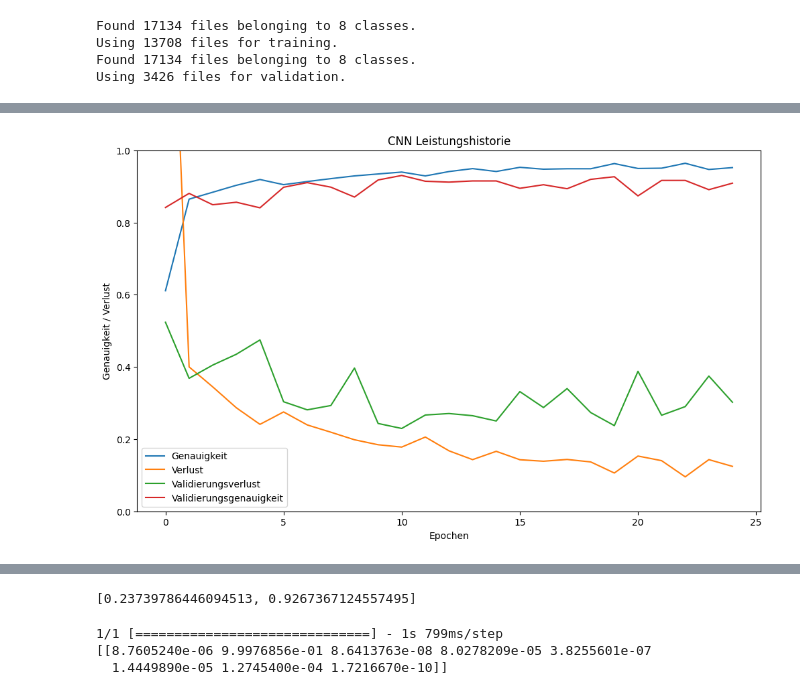
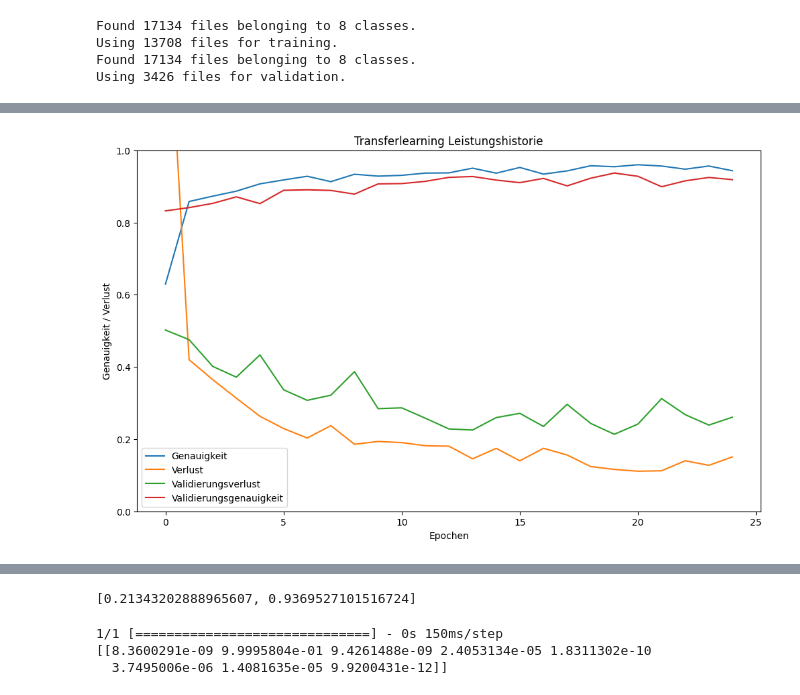
Before and after one commit to CyberStreak/projectDS2, a Jupyter notebook: TransferLearning_VGG16.ipynb, the cells around one changed output, grey strips where cells are left out. Cells and saved outputs as stored; diff of their text form; code cells hidden in the pictures.

Commit message:
TransferLearning  angepasst

```diff
--- a/TransferLearning_VGG16.ipynb
+++ b/TransferLearning_VGG16.ipynb
@@ -97,6 +97,6 @@ callbacks = keras.callbacks.EarlyStopping(patience=5, restore_best_weights=True,
 # Modell trainieren
 history1 = model.fit(train_ds.take(100), epochs=15, batch_size=50, validation_data=val_ds, callbacks=[callbacks])
 
-history2 = model.fit(train_ds.take(50), epochs=30, batch_size=50, validation_data=val_ds, callbacks=[callbacks])
+history2 = model.fit(train_ds.take(50), epochs=20, batch_size=50, validation_data=val_ds, callbacks=[callbacks])
 # %% [output]
 Epoch 1/15
@@ -119,26 +119,26 @@ Epoch 10/30
 # %%
 # Historien 1 & 2 kombinieren
 combined_history = {
     'accuracy': history1.history['accuracy'] + history2.history['accuracy'],
     'loss': history1.history['loss'] + history2.history['loss'],
     'val_accuracy': history1.history['val_accuracy'] + history2.history['val_accuracy'],
     'val_loss': history1.history['val_loss'] + history2.history['val_loss'],
 }
 
 # Kombinierte Historie plotten
 x = range(0, len(combined_history['accuracy']))
 plt.figure(figsize=(12, 7))
 sns.lineplot(x=x, y=combined_history['accuracy'], label='Genauigkeit')
 sns.lineplot(x=x, y=combined_history['loss'], label='Verlust')
 sns.lineplot(x=x, y=combined_history['val_loss'], label='Validierungsverlust')
 sns.lineplot(x=x, y=combined_history['val_accuracy'], label='Validierungsgenauigkeit')
 plt.xlabel('Epochen')
 plt.ylabel('Genauigkeit / Verlust')
-plt.title('CNN Leistungshistorie')
+plt.title('Transferlearning Leistungshistorie')
 plt.ylim(0, 1)
 plt.show()
 
 # Evaluation auf dem Validierungsdatensatz
 model.evaluate(val_ds)
 # %% [output]
-[figure, old version]
+[figure, new version]
@@ -146,3 +146,3 @@ model.evaluate(val_ds)
-[0.23739786446094513, 0.9267367124557495]
+[0.21343202888965607, 0.9369527101516724]
 # %%
 # Modell speichern
@@ -150,18 +150,18 @@ model.save("transfer_learning_resnet.h5")
 # %%
 # Modell laden
 from keras.models import load_model
-model_loaded = load_model('transfer_learning_resnet.h5')
+model_loaded = load_model('transfer_learning_vgg16.h5')
 
 # Beispielvorhersage mit ausgewähltem Bild
-img = keras.preprocessing.image.load_img("images/archive/bloodcells_dataset/eosinophil/EO_27.jpg", target_size=image_size)
+img = keras.preprocessing.image.load_img("images/archive/bloodcells_dataset/basophil/BA_47.jpg", target_size=image_size)
 img_array = keras.preprocessing.image.img_to_array(img)
 img_array = tf.expand_dims(img_array, 0)
 predict = model_loaded.predict(img_array)
 print(predict)
 # %% [output]
-1/1 [==============================] - 1s 799ms/step
-[[8.7605240e-06 9.9976856e-01 8.6413763e-08 8.0278209e-05 3.8255601e-07
-  1.4449890e-05 1.2745400e-04 1.7216670e-10]]
+1/1 [==============================] - 0s 150ms/step
+[[8.3600291e-09 9.9995804e-01 9.4261488e-09 2.4053134e-05 1.8311302e-10
+  3.7495006e-06 1.4081635e-05 9.9200431e-12]]
 # %%
 import numpy as np
 from sklearn.metrics import confusion_matrix
```
Also changed, not shown: parts of 6 cells of this notebook.
